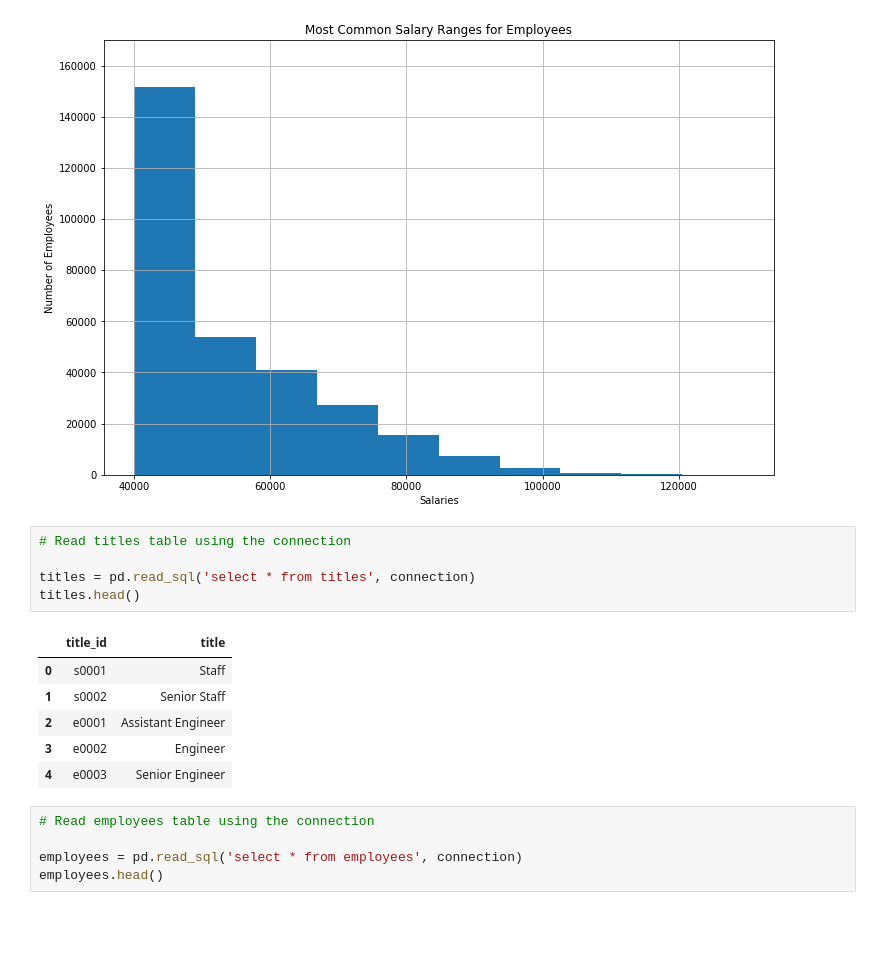
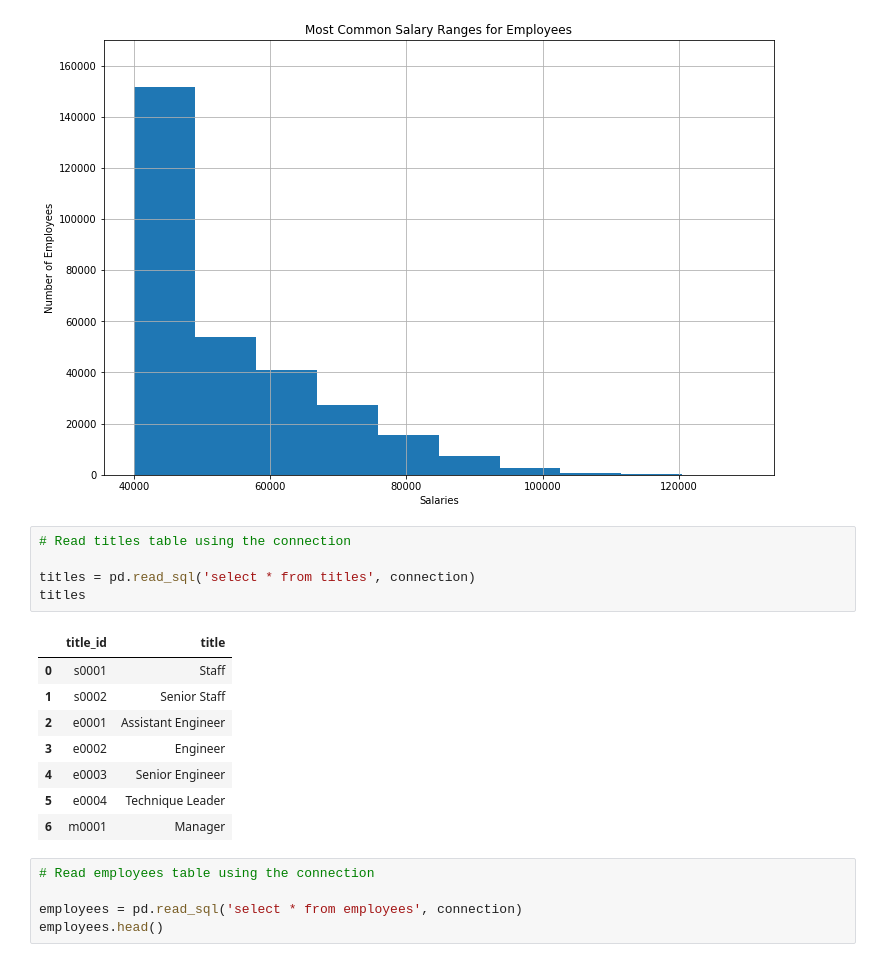
Before and after one commit to dayothompson/SQL_Challenge, a Jupyter notebook: Bonus_solution.ipynb, the cells around one changed output. Saved outputs shown, nothing was run; the diff lists cells and outputs as text; blank space fills up the shorter version.

```diff
--- a/Bonus_solution.ipynb
+++ b/Bonus_solution.ipynb
@@ -40,15 +40,17 @@ plt.show()
 # %%
 # Read titles table using the connection
 
 titles = pd.read_sql('select * from titles', connection)
-titles.head()
+titles
 # %% [output]
 |  | title_id | title |
 | 0 | s0001 | Staff |
 | 1 | s0002 | Senior Staff |
 | 2 | e0001 | Assistant Engineer |
 | 3 | e0002 | Engineer |
 | 4 | e0003 | Senior Engineer |
+| 5 | e0004 | Technique Leader |
+| 6 | m0001 | Manager |
 # %%
 # Read employees table using the connection
 
```
Also changed, not shown: parts of 3 cells of this notebook.
